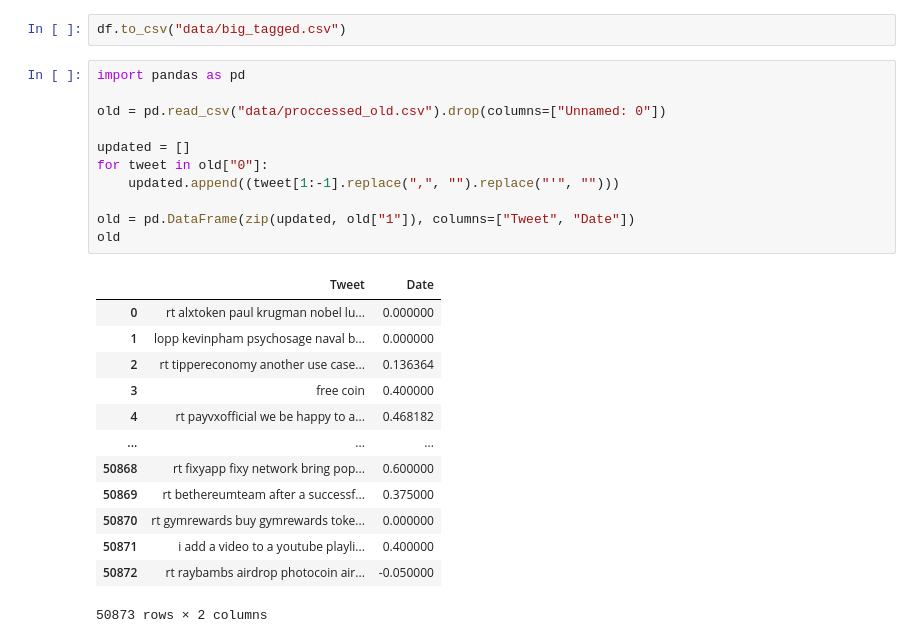
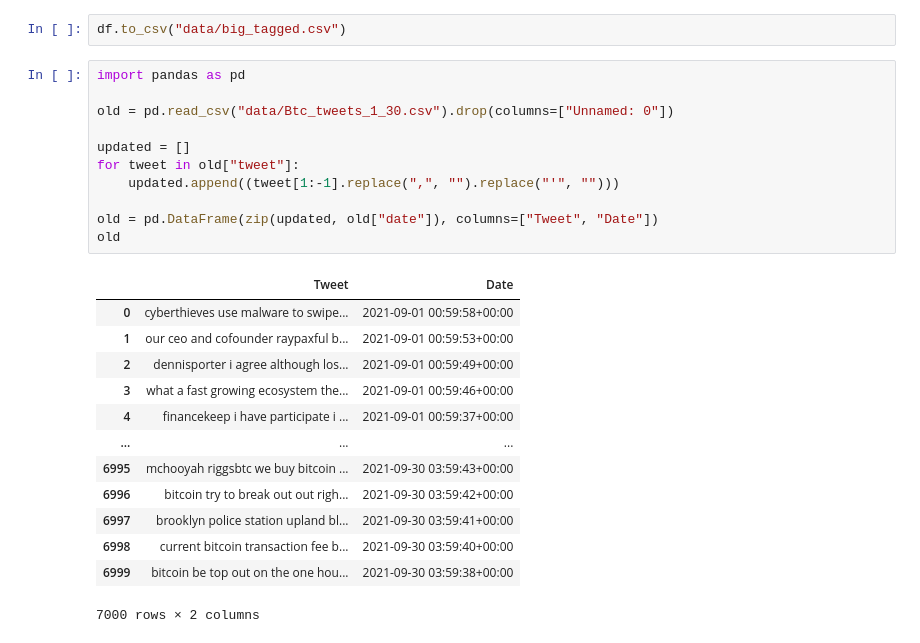
Before and after one commit to joshbrook/BTC-Sentiment-Analysis, a Jupyter notebook: preprocessing.ipynb, the cells around one changed output. Saved outputs shown, nothing was run; the diff lists cells and outputs as text.

```diff
--- a/preprocessing.ipynb
+++ b/preprocessing.ipynb
@@ -490,25 +490,25 @@ df.to_csv("data/big_tagged.csv")
 # %%
 import pandas as pd
 
-old = pd.read_csv("data/proccessed_old.csv").drop(columns=["Unnamed: 0"])
+old = pd.read_csv("data/Btc_tweets_1_30.csv").drop(columns=["Unnamed: 0"])
 
 updated = []
-for tweet in old["0"]:
+for tweet in old["tweet"]:
     updated.append((tweet[1:-1].replace(",", "").replace("'", "")))
 
-old = pd.DataFrame(zip(updated, old["1"]), columns=["Tweet", "Date"])
+old = pd.DataFrame(zip(updated, old["date"]), columns=["Tweet", "Date"])
 old
 # %% [output]
 |  | Tweet | Date |
-| 0 | rt alxtoken paul krugman nobel lu... | 0.000000 |
-| 1 | lopp kevinpham psychosage naval b... | 0.000000 |
-| 2 | rt tippereconomy another use case... | 0.136364 |
-| 3 | free coin | 0.400000 |
-| 4 | rt payvxofficial we be happy to a... | 0.468182 |
+| 0 | cyberthieves use malware to swipe... | 2021-09-01 00:59:58+00:00 |
+| 1 | our ceo and cofounder raypaxful b... | 2021-09-01 00:59:53+00:00 |
+| 2 | dennisporter i agree although los... | 2021-09-01 00:59:49+00:00 |
+| 3 | what a fast growing ecosystem the... | 2021-09-01 00:59:46+00:00 |
+| 4 | financekeep i have participate i ... | 2021-09-01 00:59:37+00:00 |
 | ... | ... | ... |
-| 50868 | rt fixyapp fixy network bring pop... | 0.600000 |
-| 50869 | rt bethereumteam after a successf... | 0.375000 |
-| 50870 | rt gymrewards buy gymrewards toke... | 0.000000 |
-| 50871 | i add a video to a youtube playli... | 0.400000 |
-| 50872 | rt raybambs airdrop photocoin air... | -0.050000 |
+| 6995 | mchooyah riggsbtc we buy bitcoin ... | 2021-09-30 03:59:43+00:00 |
+| 6996 | bitcoin try to break out out righ... | 2021-09-30 03:59:42+00:00 |
+| 6997 | brooklyn police station upland bl... | 2021-09-30 03:59:41+00:00 |
+| 6998 | current bitcoin transaction fee b... | 2021-09-30 03:59:40+00:00 |
+| 6999 | bitcoin be top out on the one hou... | 2021-09-30 03:59:38+00:00 |
-50873 rows × 2 columns
+7000 rows × 2 columns
```
Also changed, not shown: parts of 11 cells of this notebook, 10 other files.
